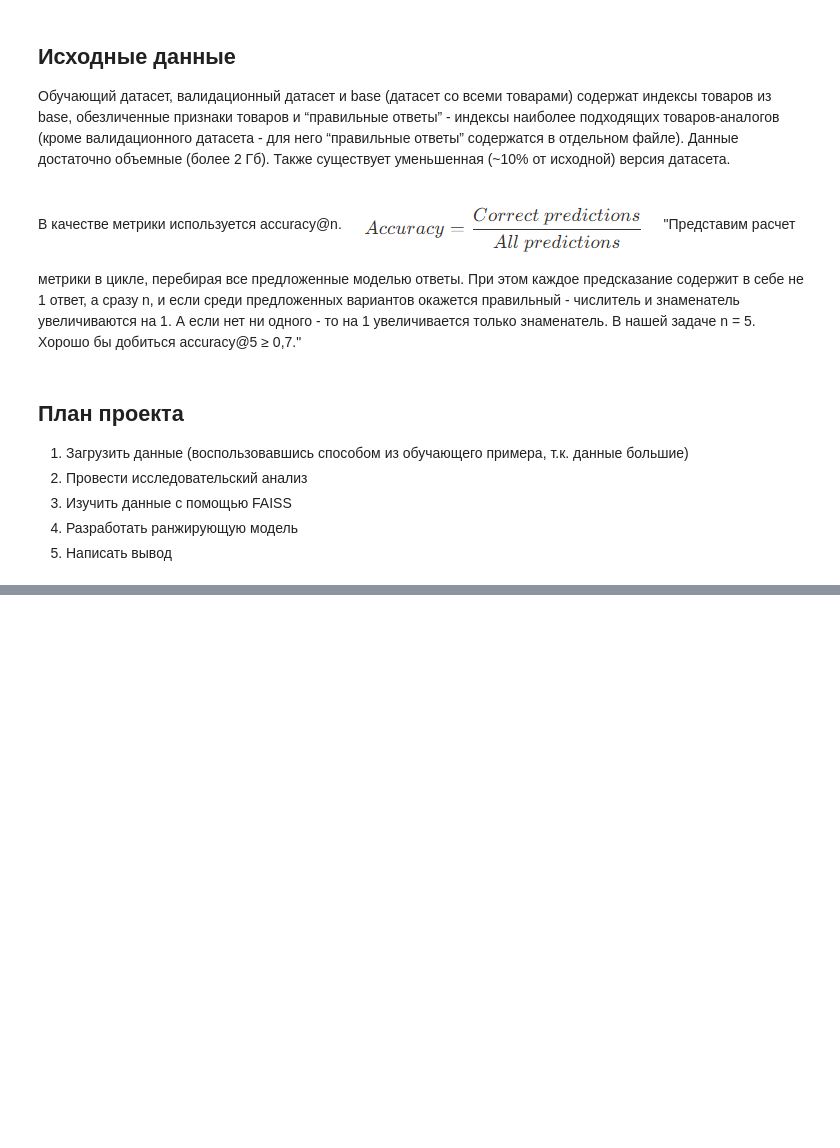
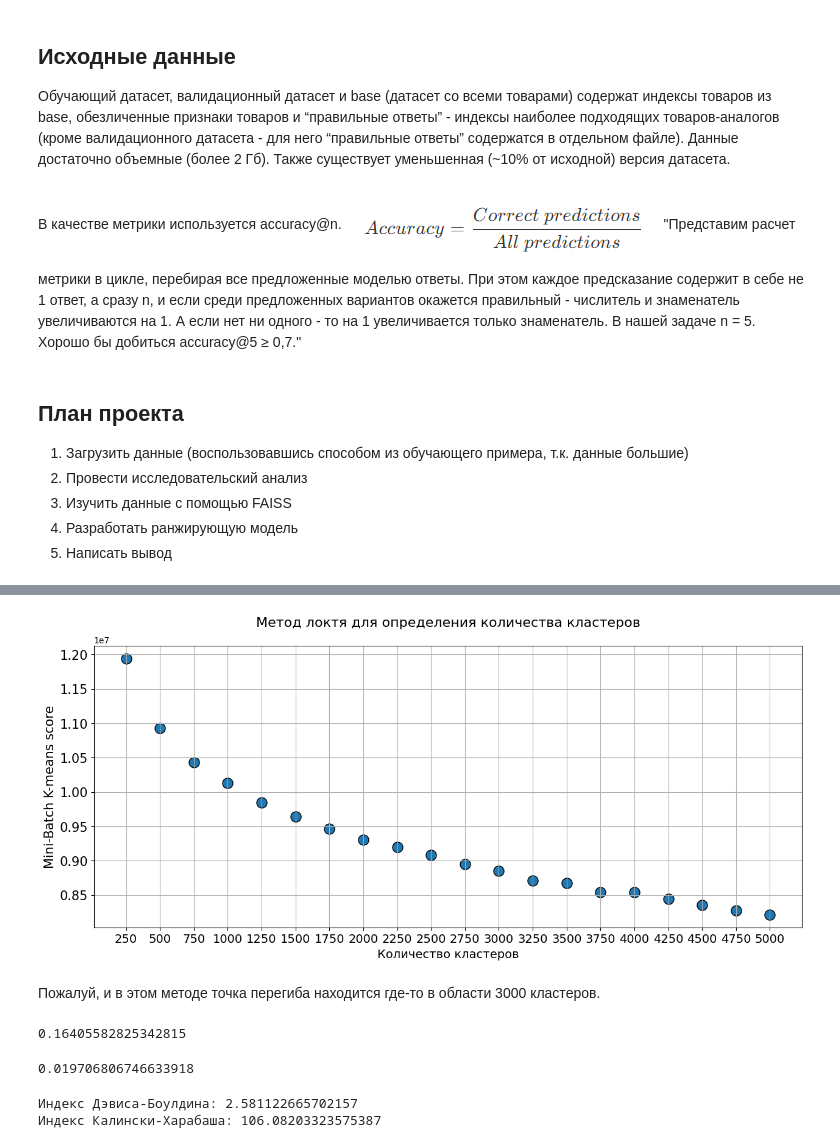
Before and after one commit to BelkaBoguto/PJ_13, a Jupyter notebook: boguto_masterskaya2.ipynb, the cells around one changed output, grey strips where cells are left out. Cells and saved outputs as stored; diff of their text form; code cells hidden in the pictures; blank space fills up the shorter version.

```diff
--- a/boguto_masterskaya2.ipynb
+++ b/boguto_masterskaya2.ipynb
@@ -27,0 +588,11 @@ e-mail: slush1ster@gmail.com
+# %%
+# произведем поиск по количеству кластеров
+
+mbk_scores= []
+for i in range(250, 5250, 250):
+    mini_bk = MiniBatchKMeans(init="k-means++", n_clusters=i, max_no_improvement=10,
+                                verbose=0, random_state=0).fit(scaled_base_small)
+    preds_m = mini_bk.predict(scaled_base_small)
+
+    print("Score for number of cluster(s) {}: {}".format(i,mini_bk.score(scaled_base_small)))
+    mbk_scores.append(-mini_bk.score(scaled_base_small))
@@ -27,0 +620,28 @@ e-mail: slush1ster@gmail.com
+# %%
+plt.figure(figsize=(15,6))
+plt.title("Метод локтя для определения количества кластеров\n",fontsize=16)
+plt.scatter(x=[i for i in range(250, 5250, 250)],y=mbk_scores,s=150,edgecolor='k')
+plt.grid(True)
+plt.xlabel("Количество кластеров",fontsize=14)
+plt.ylabel("Mini-Batch K-means score",fontsize=15)
+plt.xticks([i for i in range(250, 5250, 250)],fontsize=14)
+plt.yticks(fontsize=15)
+plt.show()
+# %% [output]
+[figure, added]
+# %% [markdown]
+Пожалуй, и в этом методе точка перегиба находится где-то в области 3000 кластеров.
+# %%
+# инициализируем модель мини-батчей
+
+mbk = MiniBatchKMeans(init="k-means++",n_clusters=3000, max_no_improvement=10, verbose=0, random_state=0)
+
+start1 = time()
+
+mbk.fit(scaled_base_small)
+
+end1 = time()
+t_mini_batch = (end1 - start1) / 60
+t_mini_batch
+# %% [output]
+0.16405582825342815
@@ -27,0 +652,16 @@ e-mail: slush1ster@gmail.com
+# %%
+# рассчитаем коэффициент силуэта
+
+sil_mbk = metrics.silhouette_score(scaled_base_small, labels_mbk, metric='euclidean')
+print("Коэффициент силуэта:", sil_mbk)
+# %% [output]
+0.019706806746633918
+# %%
+db_mbk = metrics.davies_bouldin_score(scaled_base_small, labels_mbk)
+print("Индекс Дэвиса-Боулдина:", db_mbk)
+
+ch_mbk = metrics.calinski_harabasz_score(scaled_base_small, labels_mbk)
+print("Индекс Калински-Харабаша:", ch_mbk)
+# %% [output]
+Индекс Дэвиса-Боулдина: 2.581122665702157
+Индекс Калински-Харабаша: 106.08203323575387
```
Also changed, not shown: parts of 87 cells of this notebook.
